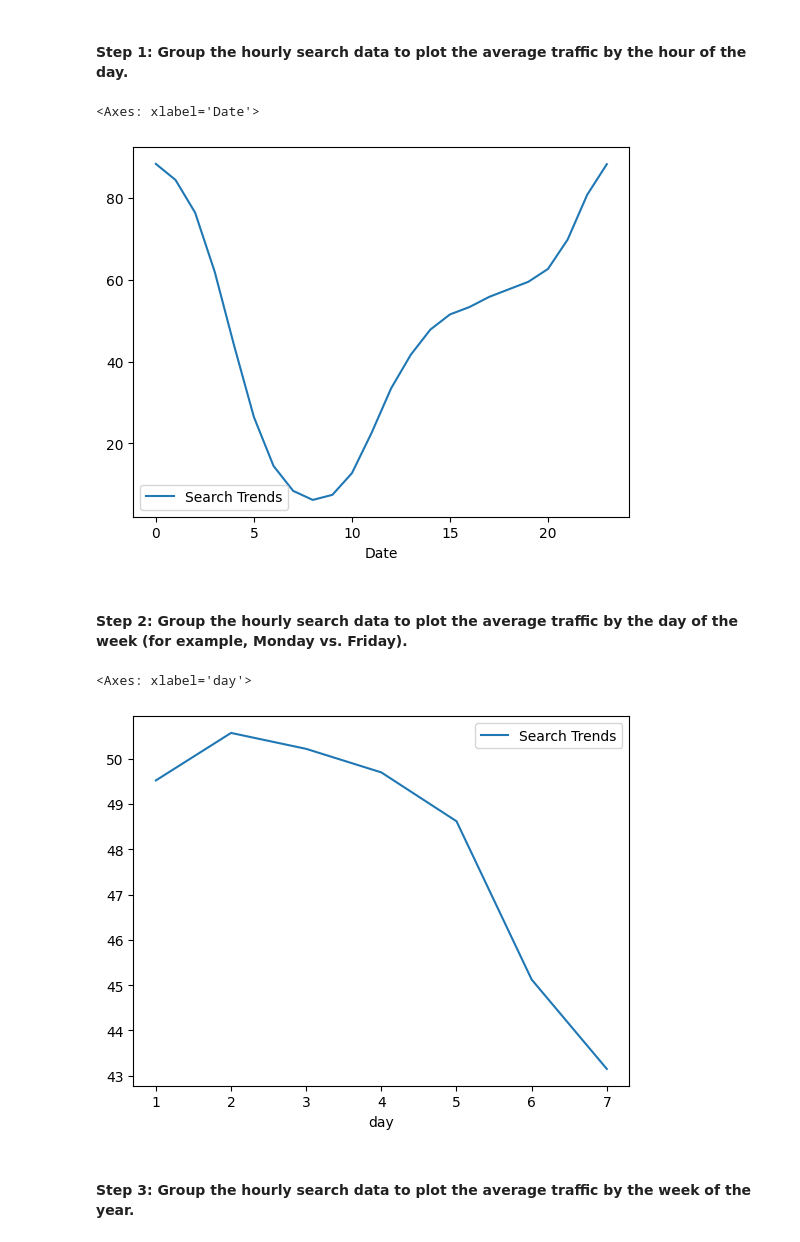
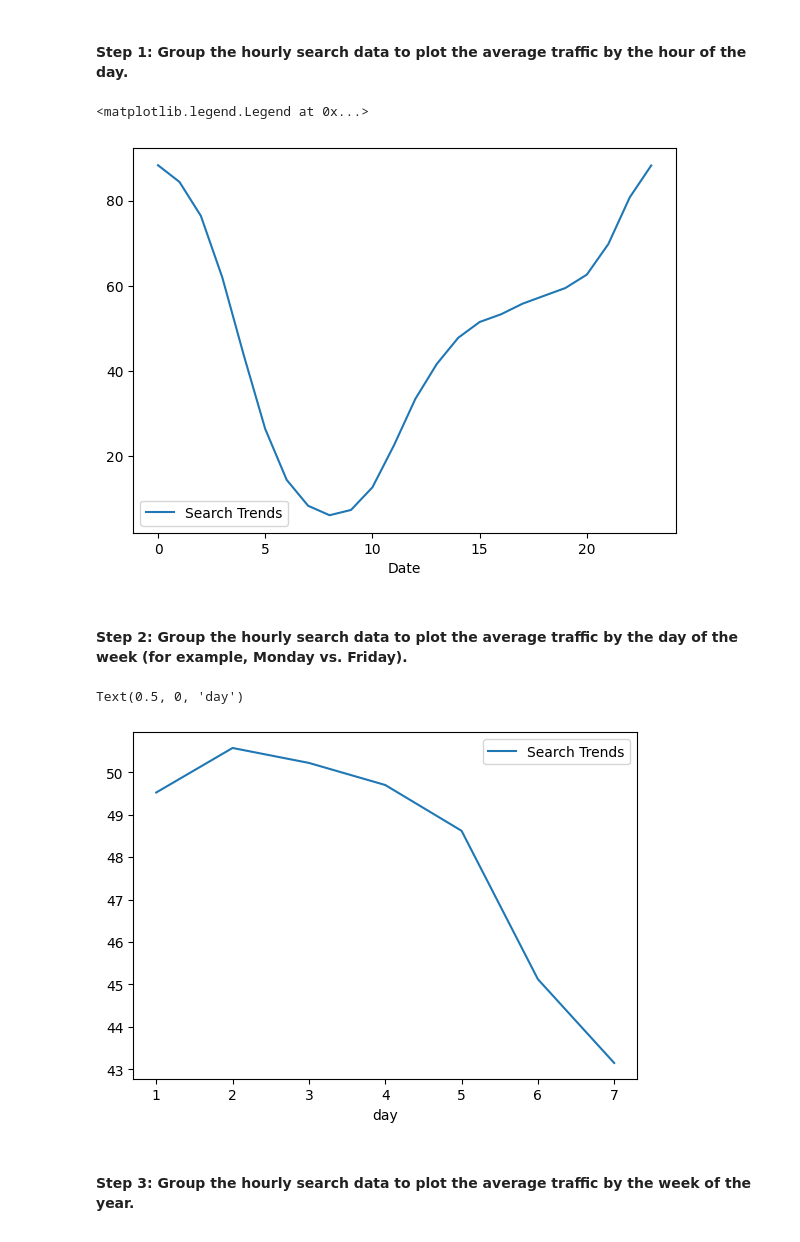
Before and after one commit to RyanWeigel32/prophet-challenge, a Jupyter notebook: Starter_Code/forecasting_net_prophet.ipynb, the cells around one changed output. Saved outputs shown, nothing was run; the diff lists cells and outputs as text; code cells hidden in the pictures.

```diff
--- a/Starter_Code/forecasting_net_prophet.ipynb
+++ b/Starter_Code/forecasting_net_prophet.ipynb
@@ -170,16 +167,31 @@ To that end, you want to mine the search traffic data for predictable seasonal p
 #### Step 1: Group the hourly search data to plot the average traffic by the hour of the day.
 # %%
 # Group the hourly search data to plot the average traffic by the day of week, using `df.index.hour`
+df_search_trends = df_mercado_trends['Search Trends']
+
+df_hour = df_search_trends.index.hour
+
+
+hourly_search_data = df_search_trends.groupby(df_hour).mean()
+
+ax = hourly_search_data.plot(figsize=[7,5], label="Search Trends")
+ax.legend()
 # %% [output]
-<Axes: xlabel='Date'>
+<matplotlib.legend.Legend at 0x...>
-[figure, old version]
+[figure, new version]
 # %% [markdown]
 #### Step 2: Group the hourly search data to plot the average traffic by the day of the week (for example, Monday vs. Friday).
 # %%
 # Group the hourly search data to plot the average traffic by the day of week, using `df.index.isocalendar().day`.
+day_week_search = df_search_trends.groupby(df_search_trends.index.isocalendar().day).mean()
+
+
+ax = day_week_search.plot(figsize=[6.5,4.5], label='Search Trends')
+ax.legend()
+ax.set_xlabel('day')
 # %% [output]
-<Axes: xlabel='day'>
+Text(0.5, 0, 'day')
-[figure, old version]
+[figure, new version]
 # %% [markdown]
 #### Step 3: Group the hourly search data to plot the average traffic by the week of the year.
 # %%
```
Also changed, not shown: parts of 21 cells of this notebook.
